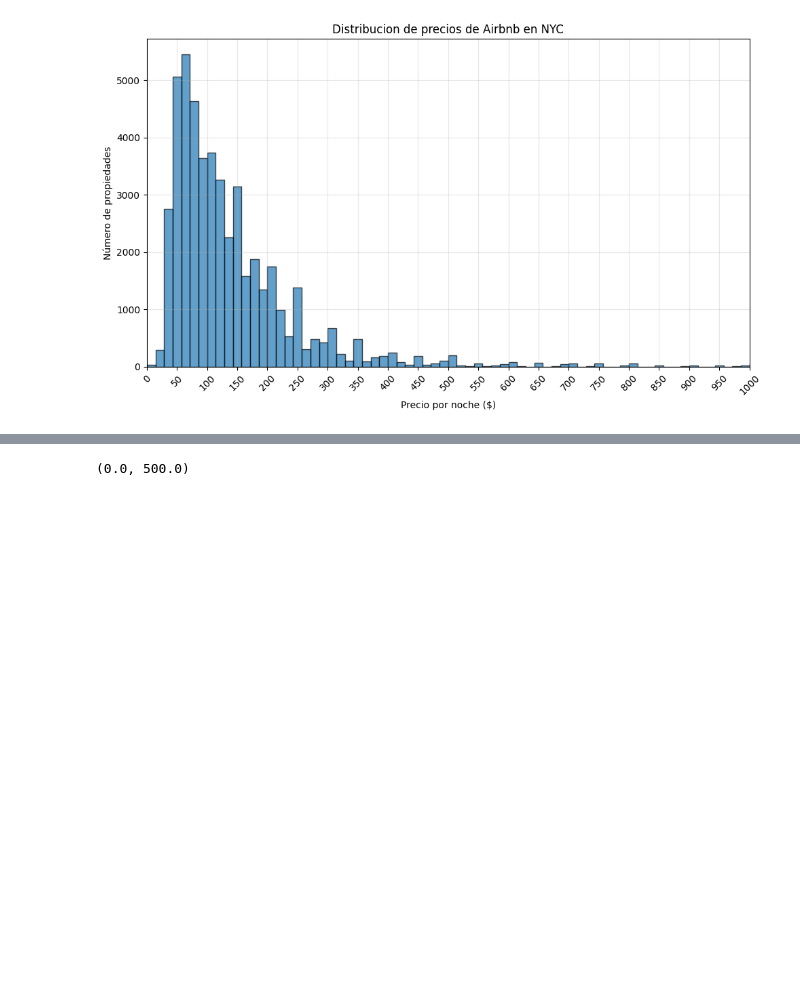
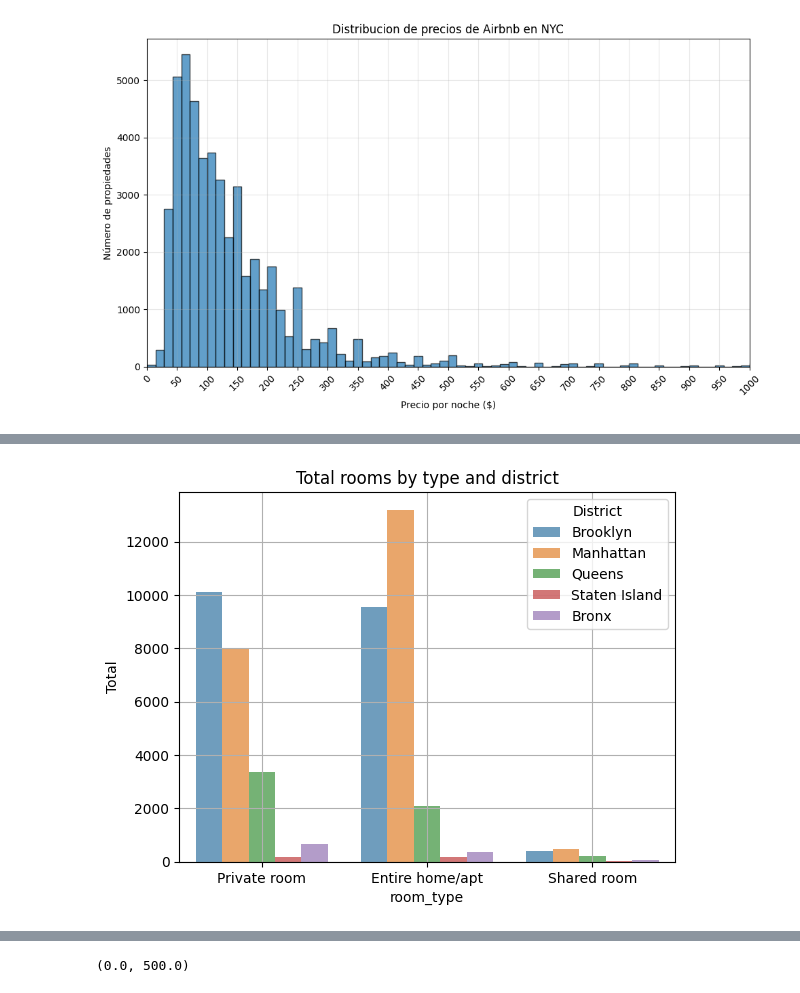
Before and after one commit to 4GeeksAcademy/agumarquez-machine-learning-python-template, a Jupyter notebook: src/explore.ipynb, the cells around one changed output, grey strips where cells are left out. Drawn from its saved outputs; the diff is of its cells as text; code cells hidden in the pictures; blank space fills up the shorter version.

```diff
--- a/src/explore.ipynb
+++ b/src/explore.ipynb
@@ -132,0 +216,11 @@ Name: count, dtype: int64
+# %%
+#total rents by room and district
+
+sns.countplot(df, x = 'room_type', hue='neighbourhood_group', alpha = 0.7)
+plt.title('Total rooms by type and district')
+plt.ylabel('Total')
+plt.legend(title = 'District')
+plt.grid()
+plt.show()
+# %% [output]
+[figure, added]
```
Also changed, not shown: parts of 18 cells of this notebook.
